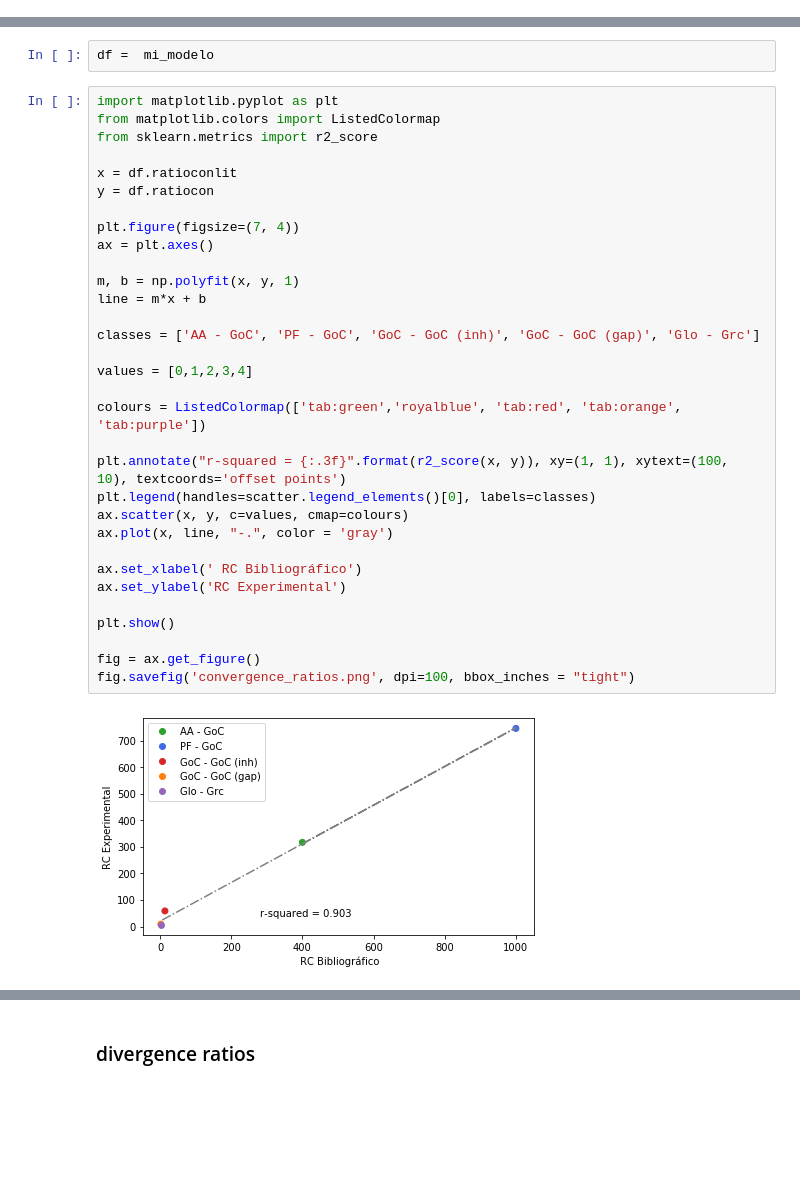
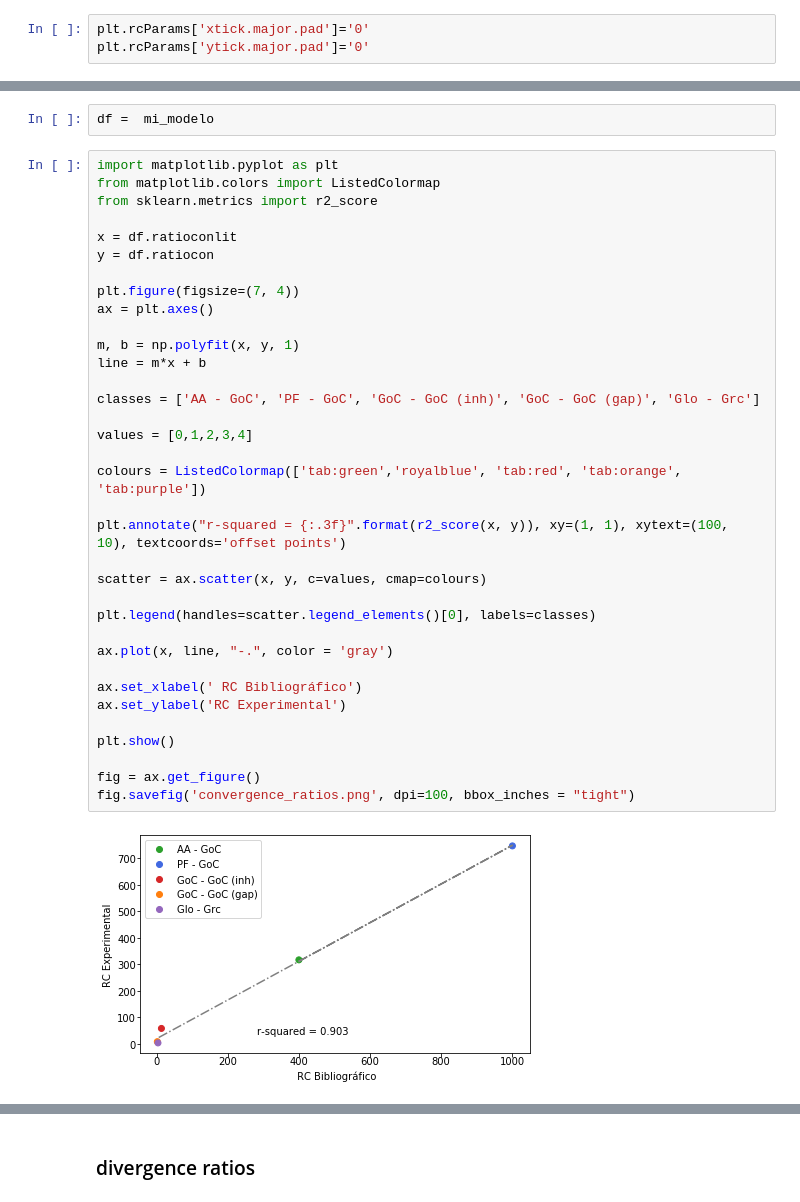
Before and after one commit to mariatirado05/TFM, a Jupyter notebook: Resultados.ipynb, the cells around one changed output, grey strips where cells are left out. Saved outputs shown, nothing was run; the diff lists cells and outputs as text; blank space fills up the shorter version.

```diff
--- a/Resultados.ipynb
+++ b/Resultados.ipynb
@@ -136,5 +136,8 @@ plt.show()
 # %% [markdown]
 # GENERACIÓN DE POSICIONES
+# %%
+plt.rcParams['xtick.major.pad']='0'
+plt.rcParams['ytick.major.pad']='0'
 # %%
 # A few utility functions to p
 
@@ -771,35 +774,38 @@ import matplotlib.pyplot as plt
 from matplotlib.colors import ListedColormap
 from sklearn.metrics import r2_score
 
 x = df.ratioconlit
 y = df.ratiocon
 
 plt.figure(figsize=(7, 4))
 ax = plt.axes()
 
 m, b = np.polyfit(x, y, 1)
 line = m*x + b
 
 classes = ['AA - GoC', 'PF - GoC', 'GoC - GoC (inh)', 'GoC - GoC (gap)', 'Glo - Grc']
 
 values = [0,1,2,3,4]
 
 colours = ListedColormap(['tab:green','royalblue', 'tab:red', 'tab:orange', 'tab:purple'])
 
 plt.annotate("r-squared = {:.3f}".format(r2_score(x, y)), xy=(1, 1), xytext=(100, 10), textcoords='offset points')
+
+scatter = ax.scatter(x, y, c=values, cmap=colours)
+
 plt.legend(handles=scatter.legend_elements()[0], labels=classes)
-ax.scatter(x, y, c=values, cmap=colours)
+
 ax.plot(x, line, "-.", color = 'gray')
 
 ax.set_xlabel(' RC Bibliográfico')
 ax.set_ylabel('RC Experimental')
 
 plt.show()
 
 fig = ax.get_figure()
 fig.savefig('convergence_ratios.png', dpi=100, bbox_inches = "tight")
 # %% [output]
-[figure, old version]
+[figure, new version]
 # %%
 b
 # %% [output]
```
Also changed, not shown: parts of 18 cells of this notebook.
